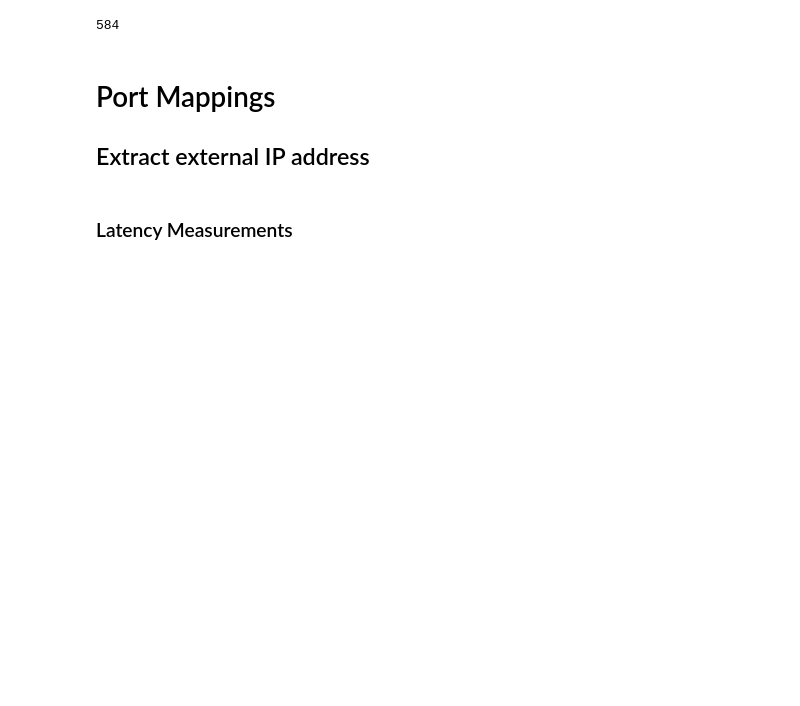
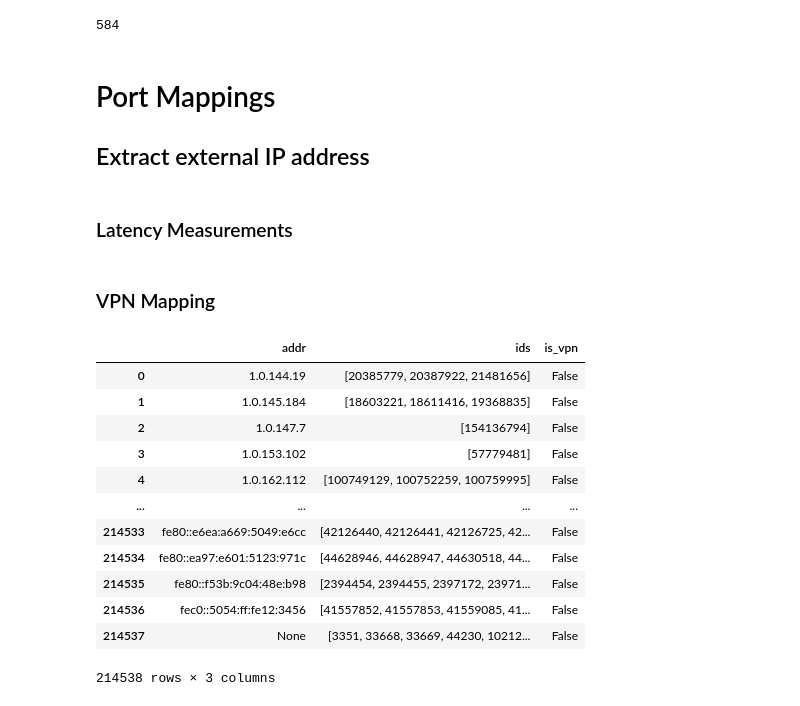
Before and after one commit to libp2p/punchr, a Jupyter notebook: report/2023-02-02-data-cleaning.ipynb, the cells around one changed output. Cells and saved outputs as stored; diff of their text form; code cells hidden in the pictures; blank space fills up the shorter version.

```diff
--- a/report/2023-02-02-data-cleaning.ipynb
+++ b/report/2023-02-02-data-cleaning.ipynb
@@ -747,3 +749,5 @@ SET rtt_avg = coalesce((SELECT avg(rtts.rtt) FROM unnest(lm.rtts) rtts(rtt)), -1
 with engine.connect() as conn:
     conn.execute(sa.text(query))
     conn.commit()
+# %% [markdown]
+### VPN Mapping
@@ -749,0 +761,56 @@ with engine.connect() as conn:
+# %%
+notebook_path = os.path.dirname(os.path.abspath("2023-02-02-data-cleaning.ipynb"))
+cidrs = pd.read_csv(notebook_path+"/vpn_ip_cidrs.txt", header=0, names=["cidr"])
+# %%
+def ip_networks(cidr_df, cidr_column='cidr'):
+    networks = []
+    for cidr in cidr_df[cidr_column]:
+        try:
+            network = ipaddress.ip_network(cidr, strict=False)
+            networks.append(network)
+        except ValueError:
+            continue
+
+    # Sort networks by prefix length (more specific first)
+    networks.sort(key=lambda n: n.prefixlen, reverse=True)
+    return networks
+
+def check_ip_in_optimized_networks(ip_str, networks):
+    """Check if IP is in any of the pre-processed networks"""
+    try:
+        ip = ipaddress.ip_address(ip_str)
+        return any(ip in network for network in networks)
+    except ValueError:
+        return False
+
+def mark_ips_efficiently(ip_df, cidr_df, ip_column='addr', cidr_column='cidr', new_column='is_vpn'):
+    """More efficient version for very large datasets"""
+    # Pre-process networks
+    networks = ip_networks(cidr_df, cidr_column)
+
+    # Create a copy
+    result_df = ip_df.copy()
+
+    # Add the new column
+    result_df[new_column] = result_df[ip_column].apply(
+        lambda ip: check_ip_in_optimized_networks(ip, networks)
+    )
+
+    return result_df
+# %%
+df = mark_ips_efficiently(df, cidrs)
+df
+# %% [output]
+|  | addr | ids | is_vpn |
+| 0 | 1.0.144.19 | [20385779, 20387922, 21481656] | False |
+| 1 | 1.0.145.184 | [18603221, 18611416, 19368835] | False |
+| 2 | 1.0.147.7 | [154136794] | False |
+| 3 | 1.0.153.102 | [57779481] | False |
+| 4 | 1.0.162.112 | [100749129, 100752259, 100759995] | False |
+| ... | ... | ... | ... |
+| 214533 | fe80::e6ea:a669:5049:e6cc | [42126440, 42126441, 42126725, 42... | False |
+| 214534 | fe80::ea97:e601:5123:971c | [44628946, 44628947, 44630518, 44... | False |
+| 214535 | fe80::f53b:9c04:48e:b98 | [2394454, 2394455, 2397172, 23971... | False |
+| 214536 | fec0::5054:ff:fe12:3456 | [41557852, 41557853, 41559085, 41... | False |
+| 214537 | None | [3351, 33668, 33669, 44230, 10212... | False |
+214538 rows × 3 columns
```
Also changed, not shown: parts of 4 cells of this notebook, 6 other files.
